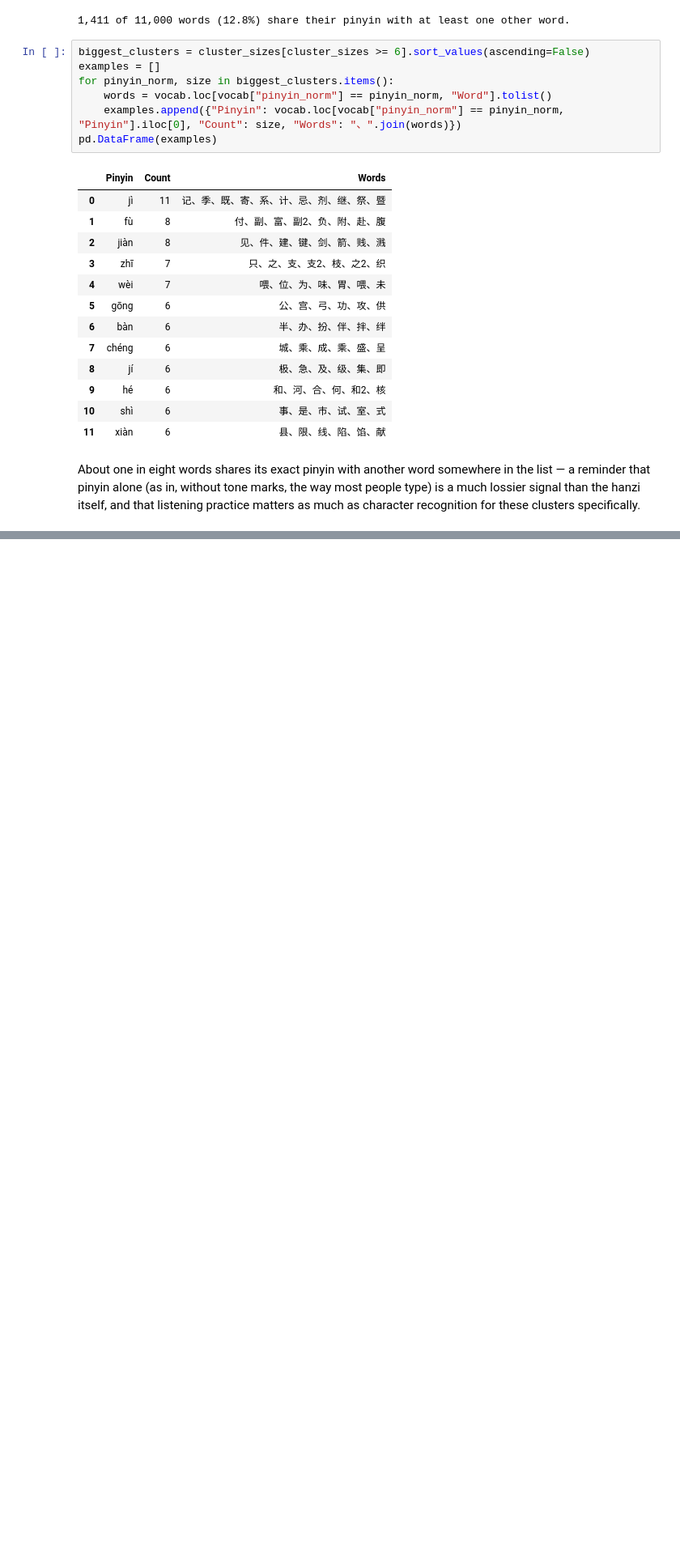
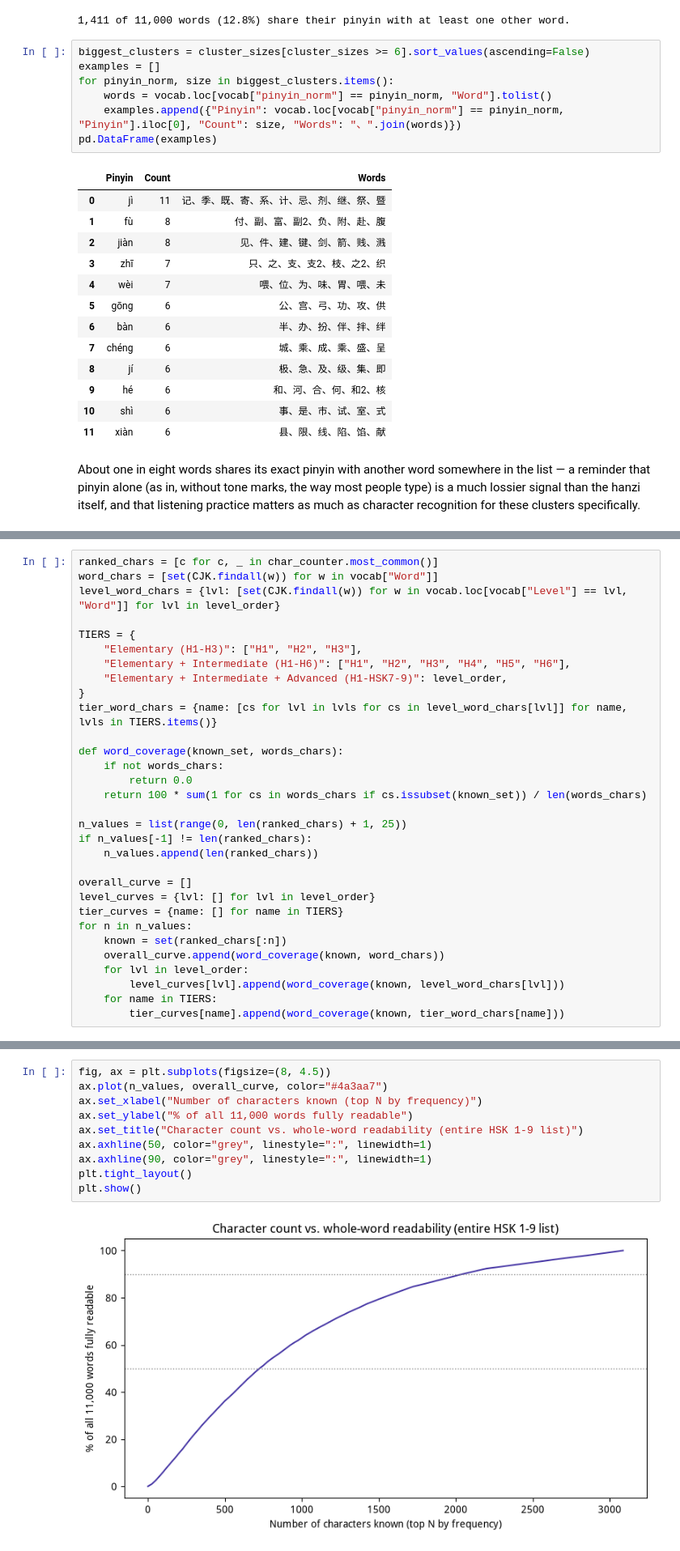
Before and after one commit to nguyenlog205/self-chinese-hsk-vocabulary, a Jupyter notebook: notebooks/analysis.ipynb, the cells around one changed output, grey strips where cells are left out. Shown at 81% size. Drawn from its saved outputs; the diff is of its cells as text; blank space fills up the shorter version.

```diff
--- a/notebooks/analysis.ipynb
+++ b/notebooks/analysis.ipynb
@@ -496,0 +480,31 @@ recognition for these clusters specifically.
+# %%
+ranked_chars = [c for c, _ in char_counter.most_common()]
+word_chars = [set(CJK.findall(w)) for w in vocab["Word"]]
+level_word_chars = {lvl: [set(CJK.findall(w)) for w in vocab.loc[vocab["Level"] == lvl, "Word"]] for lvl in level_order}
+
+TIERS = {
+    "Elementary (H1-H3)": ["H1", "H2", "H3"],
+    "Elementary + Intermediate (H1-H6)": ["H1", "H2", "H3", "H4", "H5", "H6"],
+    "Elementary + Intermediate + Advanced (H1-HSK7-9)": level_order,
+}
+tier_word_chars = {name: [cs for lvl in lvls for cs in level_word_chars[lvl]] for name, lvls in TIERS.items()}
+
+def word_coverage(known_set, words_chars):
+    if not words_chars:
+        return 0.0
+    return 100 * sum(1 for cs in words_chars if cs.issubset(known_set)) / len(words_chars)
+
+n_values = list(range(0, len(ranked_chars) + 1, 25))
+if n_values[-1] != len(ranked_chars):
+    n_values.append(len(ranked_chars))
+
+overall_curve = []
+level_curves = {lvl: [] for lvl in level_order}
+tier_curves = {name: [] for name in TIERS}
+for n in n_values:
+    known = set(ranked_chars[:n])
+    overall_curve.append(word_coverage(known, word_chars))
+    for lvl in level_order:
+        level_curves[lvl].append(word_coverage(known, level_word_chars[lvl]))
+    for name in TIERS:
+        tier_curves[name].append(word_coverage(known, tier_word_chars[name]))
@@ -496,0 +513,12 @@ recognition for these clusters specifically.
+# %%
+fig, ax = plt.subplots(figsize=(8, 4.5))
+ax.plot(n_values, overall_curve, color="#4a3aa7")
+ax.set_xlabel("Number of characters known (top N by frequency)")
+ax.set_ylabel("% of all 11,000 words fully readable")
+ax.set_title("Character count vs. whole-word readability (entire HSK 1-9 list)")
+ax.axhline(50, color="grey", linestyle=":", linewidth=1)
+ax.axhline(90, color="grey", linestyle=":", linewidth=1)
+plt.tight_layout()
+plt.show()
+# %% [output]
+[figure, added]
```
Also changed, not shown: parts of 16 cells of this notebook.
